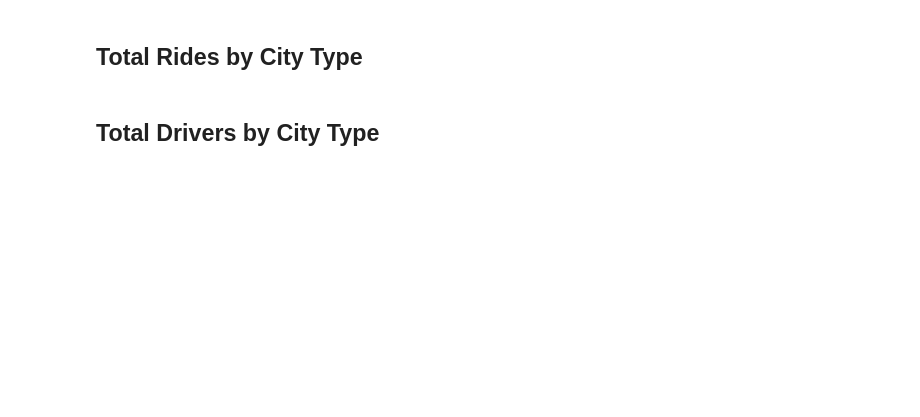
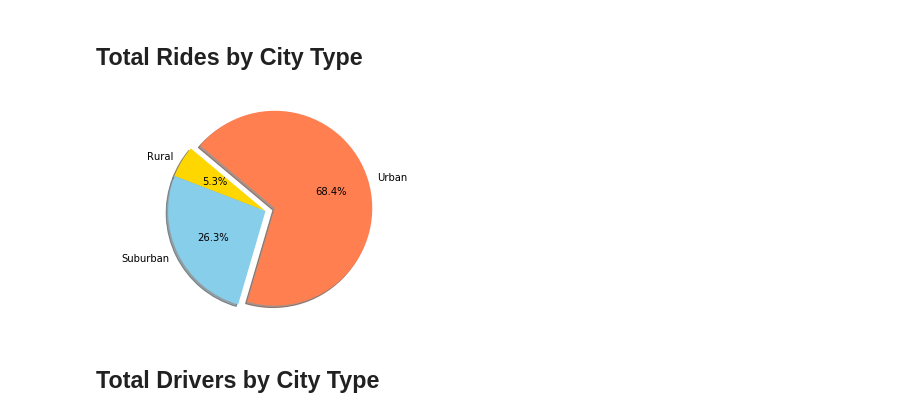
Before and after one commit to RickCavalla/matplotlib-challenge, a Jupyter notebook: Pyber/pyber_starter.ipynb, the cells around one changed output. Cells and saved outputs as stored; diff of their text form; code cells hidden in the pictures; blank space fills up the shorter version.

```diff
--- a/Pyber/pyber_starter.ipynb
+++ b/Pyber/pyber_starter.ipynb
@@ -130,3 +152,33 @@ plt.show()
+# %%
+# Calculate Type Percents
+type_rides_df = pyber_df[["type", "ride_id"]]
+type_rides_df
+
+type_rides_group = type_rides_df.groupby(["type"])
+type_rides_total_df = pd.DataFrame(type_rides_group.count()["ride_id"])
+type_rides_total_df = type_rides_total_df.rename(columns={"ride_id": "Total Rides"})
+type_rides_total_df = type_rides_total_df.reset_index()
+
+plot_types = type_rides_total_df["type"].tolist()
+plot_values = type_rides_total_df["Total Rides"].tolist()
+
+plot_colors = []
+for city_type in plot_types:
+    plot_colors.append(color_dict.get(city_type))
+
+explode = (0,0,0.1)
+type_rides_total_df
+
+# Build Pie Chart
+plt.pie(plot_values, explode=explode, labels=plot_types, colors=plot_colors,
+       autopct="%1.1f%%", shadow=True, startangle=140)
+plt.axis("equal")
+# Save Figure
+
+save_fare = os.path.join("images", "Rides_Pie_Chart")
+plt.savefig(save_fare)
+# %% [output]
+[figure, added]
 # %%
 # Show Figure
 plt.show()
```
Also changed, not shown: parts of 9 cells of this notebook, 4 other files.
